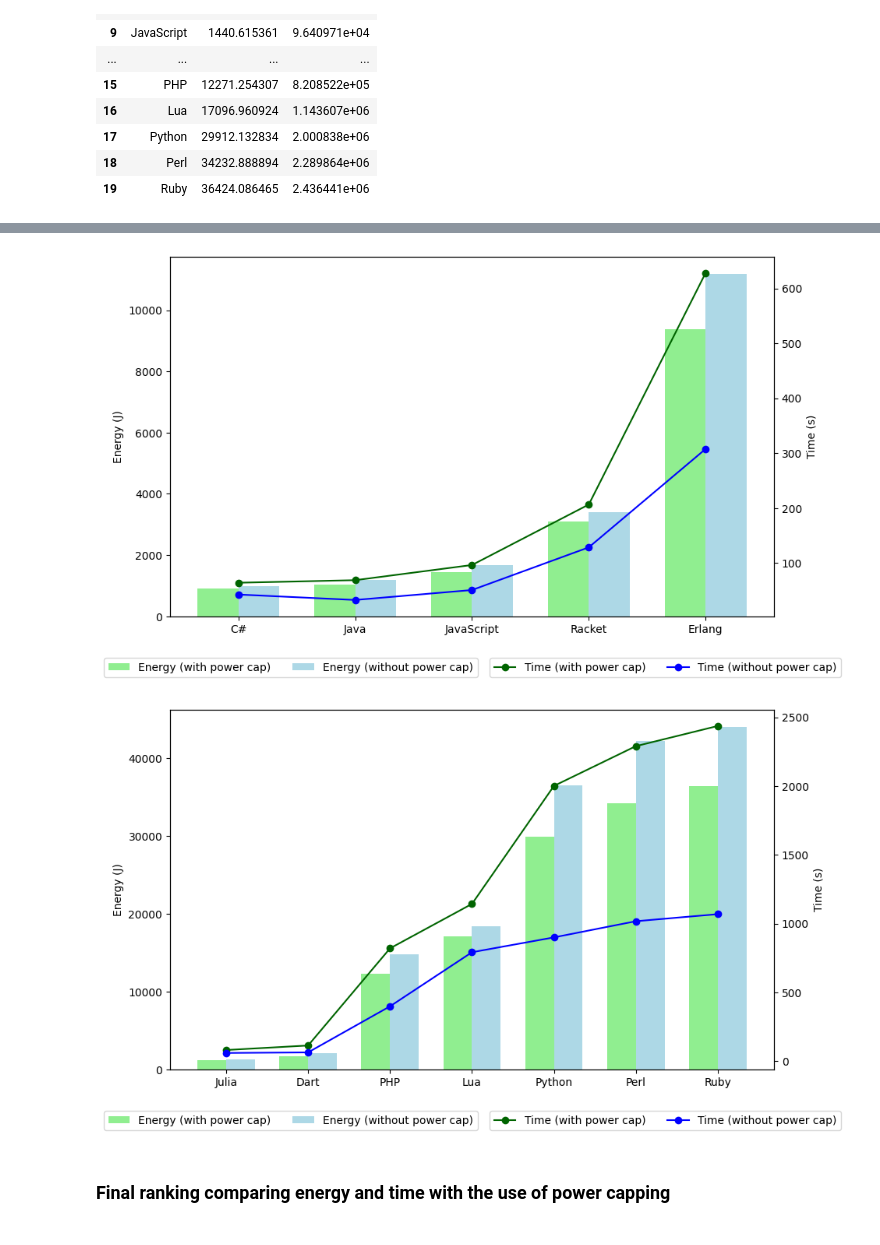
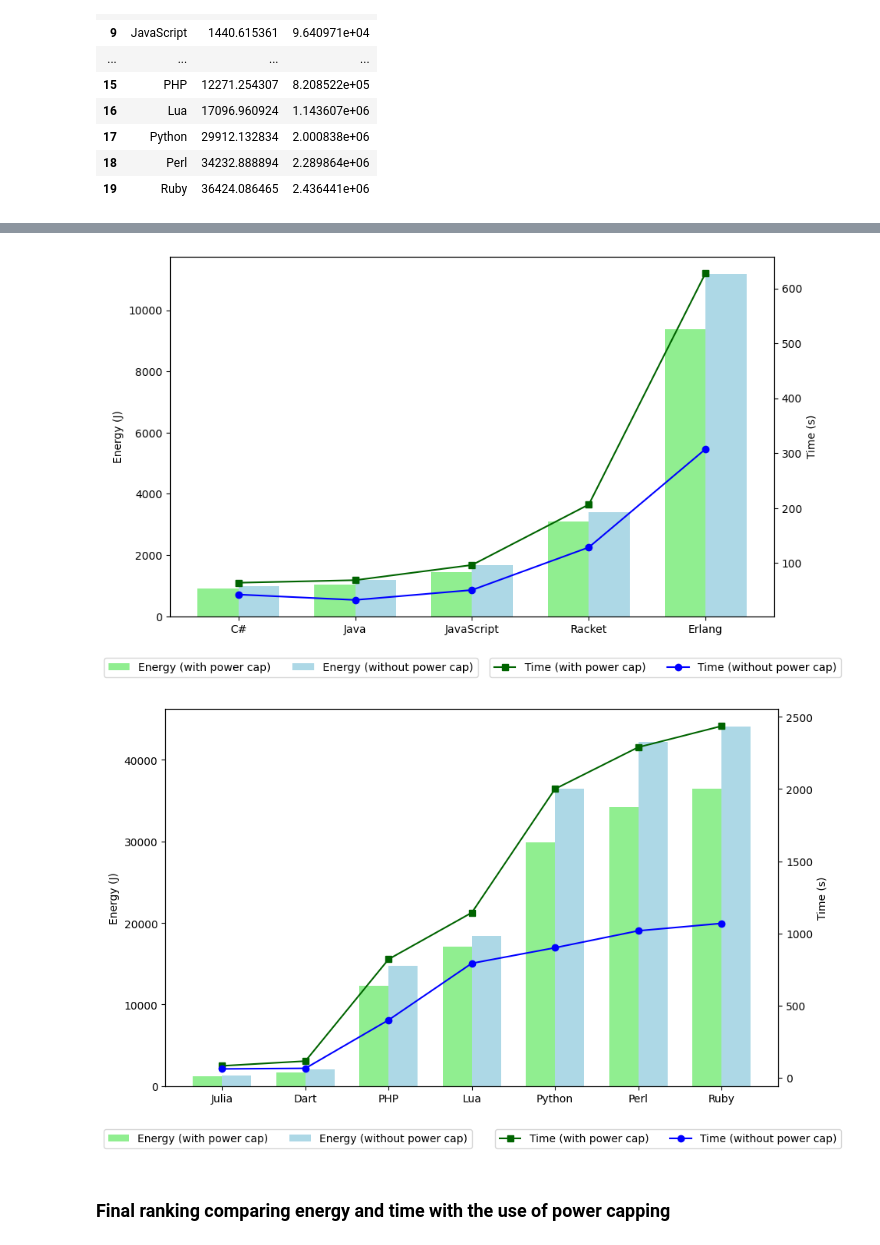
Before and after one commit to LuisMPSilva01/Energy-Languages-PowerCap, a Jupyter notebook: NoteBooks/statistics.ipynb, the cells around one changed output, grey strips where cells are left out. Saved outputs shown, nothing was run; the diff lists cells and outputs as text; code cells hidden in the pictures.

```diff
--- a/NoteBooks/statistics.ipynb
+++ b/NoteBooks/statistics.ipynb
@@ -724,43 +724,49 @@ def plot_data(ax, energy_15, time_15, energy_minus_1, time_minus_1, label):
     x = np.arange(len(energy_15))
     width = 0.35
 
+    # Plotting the energy bars
     ax.bar(x - width / 2, energy_15['Energy (J)'], width, color='lightgreen', label='Energy (with power cap)')
     ax.bar(x + width / 2, energy_minus_1['Energy (J)'], width, color='lightblue', label='Energy (without power cap)')
 
+    # Create a second axis for time (twinx)
     ax2 = ax.twinx()
-    ax2.plot(x, (time_15['Time (ms)']/1000), color='darkgreen', marker='o', label='Time (with power cap)')
-    ax2.plot(x, (time_minus_1['Time (ms)']/1000), color='blue', marker='o', label='Time (without power cap)')
 
+    # Using squares ('s') for the "with power cap" and circles ('o') for the "without power cap"
+    ax2.plot(x, (time_15['Time (ms)'] / 1000), color='darkgreen', marker='s', label='Time (with power cap)')
+    ax2.plot(x, (time_minus_1['Time (ms)'] / 1000), color='blue', marker='o', label='Time (without power cap)')
+
+    # Setting labels, ticks, and legends
     ax.set_xticks(x)
     ax.set_xticklabels(energy_15['Language'])
     ax.set_ylabel('Energy (J)')
     ax2.set_ylabel('Time (s)')
     # ax.set_title(label)
 
     # Adjust the legends to be side by side below the x-axis
     ax.legend(loc='upper center', bbox_to_anchor=(0.2, -0.1), ncol=2)
     ax2.legend(loc='upper center', bbox_to_anchor=(0.82, -0.1), ncol=2)
 
-# Create three separate figures
+# Create three separate figures for different language types
 fig1, ax1 = plt.subplots(figsize=(10, 6))
 fig2, ax2 = plt.subplots(figsize=(10, 6))
 fig3, ax3 = plt.subplots(figsize=(10, 6))
 
-# Plot data for Compiled
+# Plot data for Compiled languages
 plot_data(ax1, compiled_15_data, compiled_15_data, compiled_minus_1_data, compiled_minus_1_data, 'CLBG problems - Compiled')
 
-# Plot data for Virtual Machine
+# Plot data for Virtual Machine languages
 plot_data(ax2, vm_15_data, vm_15_data, vm_minus_1_data, vm_minus_1_data, 'CLBG problems - Virtual Machine')
 
-# Plot data for Interpreted
+# Plot data for Interpreted languages
 plot_data(ax3, interpreted_15_data, interpreted_15_data, interpreted_minus_1_data, interpreted_minus_1_data, 'CLBG problems - Interpreted')
 
 # Show the plots
+plt.tight_layout()
 plt.show()
 # %% [output]
 [figure]
 [figure]
-[figure, old version]
+[figure, new version]
 # %% [markdown]
 ### Final ranking comparing energy and time with the use of power capping
 # %%
```
Also changed, not shown: parts of 1 cell of this notebook, 1 other file.
